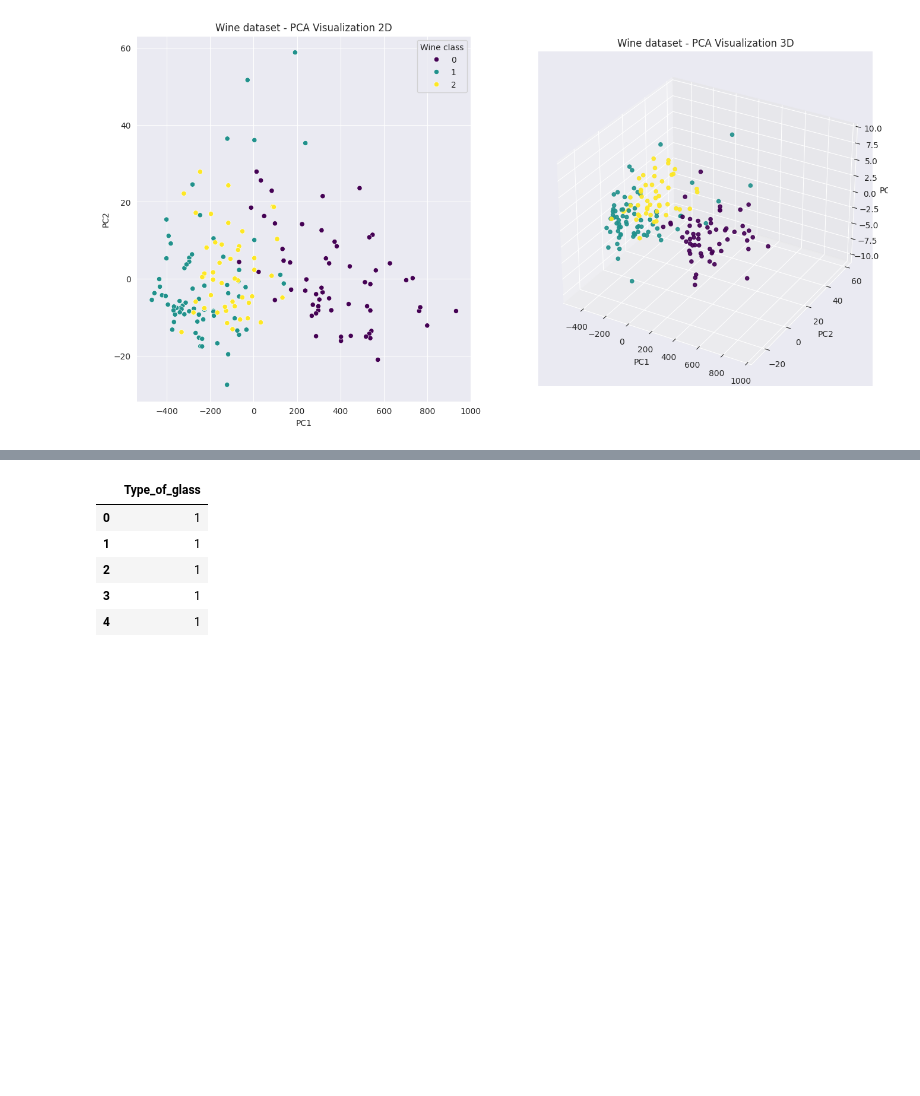
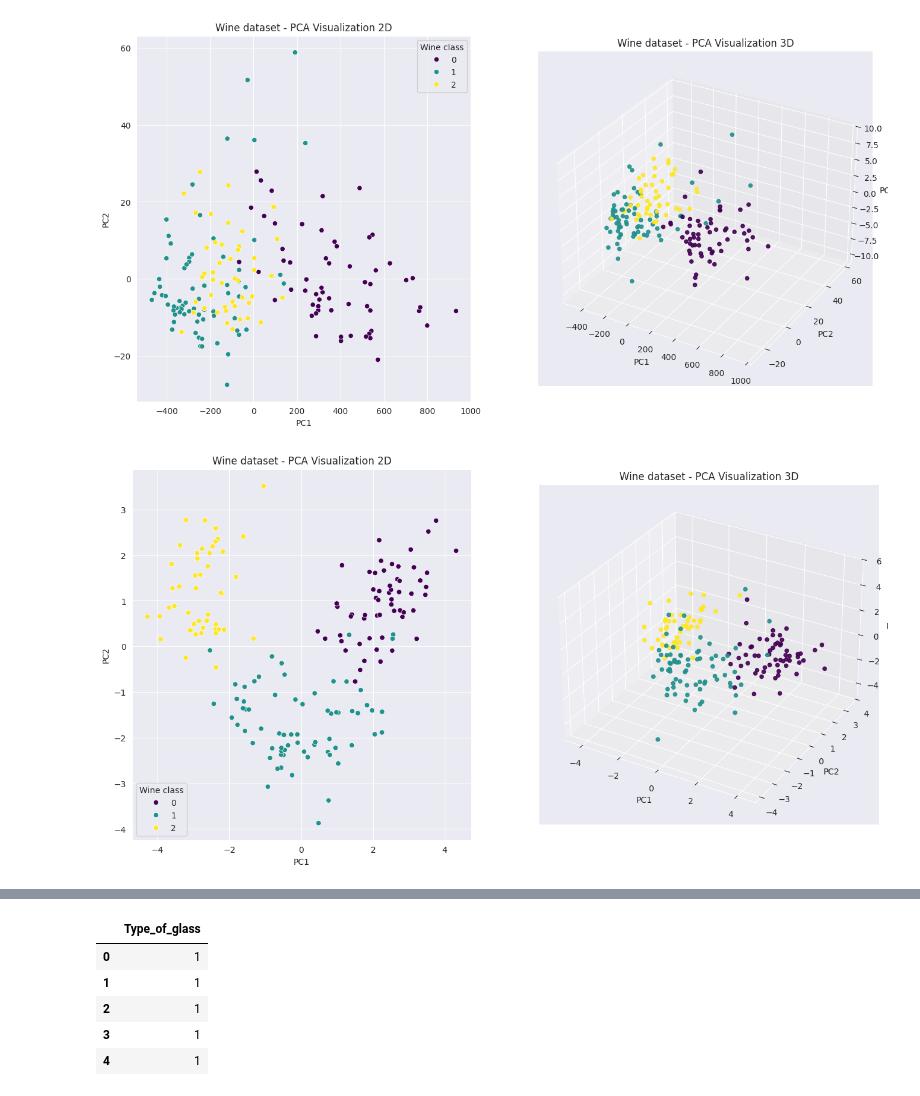
Before and after one commit to Mindflayer77/UczenieMaszynowe, a Jupyter notebook: Lab1.ipynb, the cells around one changed output, grey strips where cells are left out. Cells and saved outputs as stored; diff of their text form; code cells hidden in the pictures; blank space fills up the shorter version.

```diff
--- a/Lab1.ipynb
+++ b/Lab1.ipynb
@@ -155,3 +170,29 @@ ax2.set_title("Wine dataset - PCA Visualization 3D")
 plt.show()
 # %% [output]
 [figure]
+# %%
+scaler = StandardScaler()
+wine.data = scaler.fit_transform(wine.data)
+grid_wine.fig.suptitle("Wine dataset - feature analysis", fontsize=16, y=1.02)
+data_reduced_wine_2d = PCA(n_components=2).fit_transform(wine.data)
+data_reduced_wine_2d = pd.DataFrame(data_reduced_wine_2d, columns=["PC1", "PC2"])
+data_reduced_wine_2d["class"] = wine.frame["target"]
+fig = plt.figure(figsize=(16, 8))
+ax1 = fig.add_subplot(121)
+sns.scatterplot(data=data_reduced_wine_2d, x="PC1", y="PC2", hue="class", palette="viridis", ax=ax1)
+plt.legend(title="Wine class")
+plt.title("Wine dataset - PCA Visualization 2D")
+
+data_reduced_wine_3d = PCA(n_components=3).fit_transform(wine.data)
+data_reduced_wine_3d = pd.DataFrame(data_reduced_wine_3d, columns=["PC1", "PC2", "PC3"])
+data_reduced_wine_3d["class"] = wine.frame["target"]
+ax2 = fig.add_subplot(122, projection="3d")
+ax2.scatter(data_reduced_wine_3d["PC1"], data_reduced_wine_3d["PC2"], data_reduced_wine_3d["PC3"],
+            c=data_reduced_wine_3d["class"], cmap="viridis", alpha=0.9)
+ax2.set_xlabel("PC1")
+ax2.set_ylabel("PC2")
+ax2.set_zlabel("PC3")
+ax2.set_title("Wine dataset - PCA Visualization 3D")
+plt.show()
+# %% [output]
+[figure, added]
```
Also changed, not shown: parts of 8 cells of this notebook, 3 other files.
